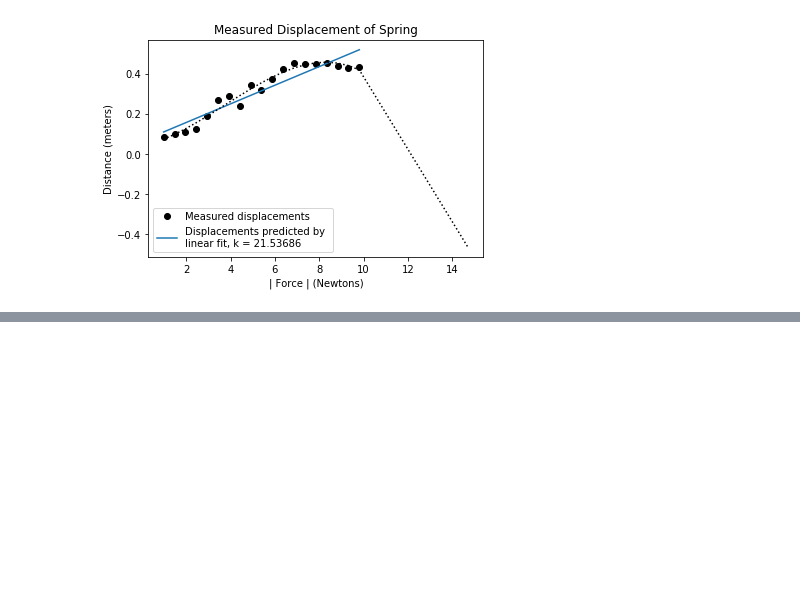
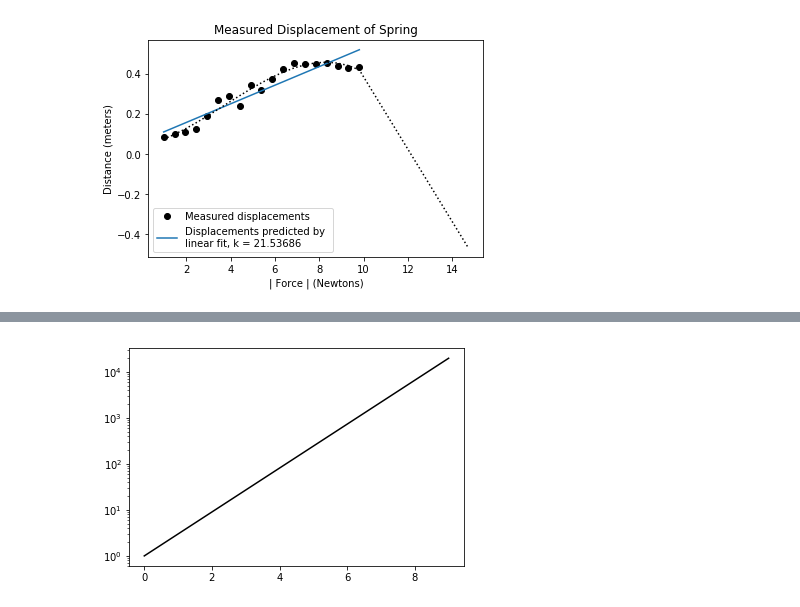
Before and after one commit to hayo0914/ICPP, a Jupyter notebook: 18-Using-Experiment-Data.ipynb, the cells around one changed output, grey strips where cells are left out. Saved outputs shown, nothing was run; the diff lists cells and outputs as text; code cells hidden in the pictures; blank space fills up the shorter version.

```diff
--- a/18-Using-Experiment-Data.ipynb
+++ b/18-Using-Experiment-Data.ipynb
@@ -113,0 +234,20 @@ fitData2('springData.txt')
+# %%
+"""
+指数的に増加する値に対してpは, 最小二乗によるpolyfitのモデルは常に機能するとは限らない.
+
+指数的に分布するデータに対して, よく適合する多項式などは存在しないからである.
+
+ということは、指数的に分布するデータのモデルを得るためにpolyfitを用いることはできないということだろうか.
+幸いにもそうではない.なぜなら, 元の独立変数と従属変数の対数の値とを適合させる曲線をpolyfitを用いて得ることができるからである.
+"""
+
+xVals, yVals = [], []
+for i in range(10):
+    xVals.append(i)
+    yVals.append(3**i)
+pylab.plot(xVals, yVals, 'k')
+pylab.semilogy() # yを対数表示
+
+pass
+# %% [output]
+[figure, added]
```
Also changed, not shown: parts of 6 cells of this notebook.
